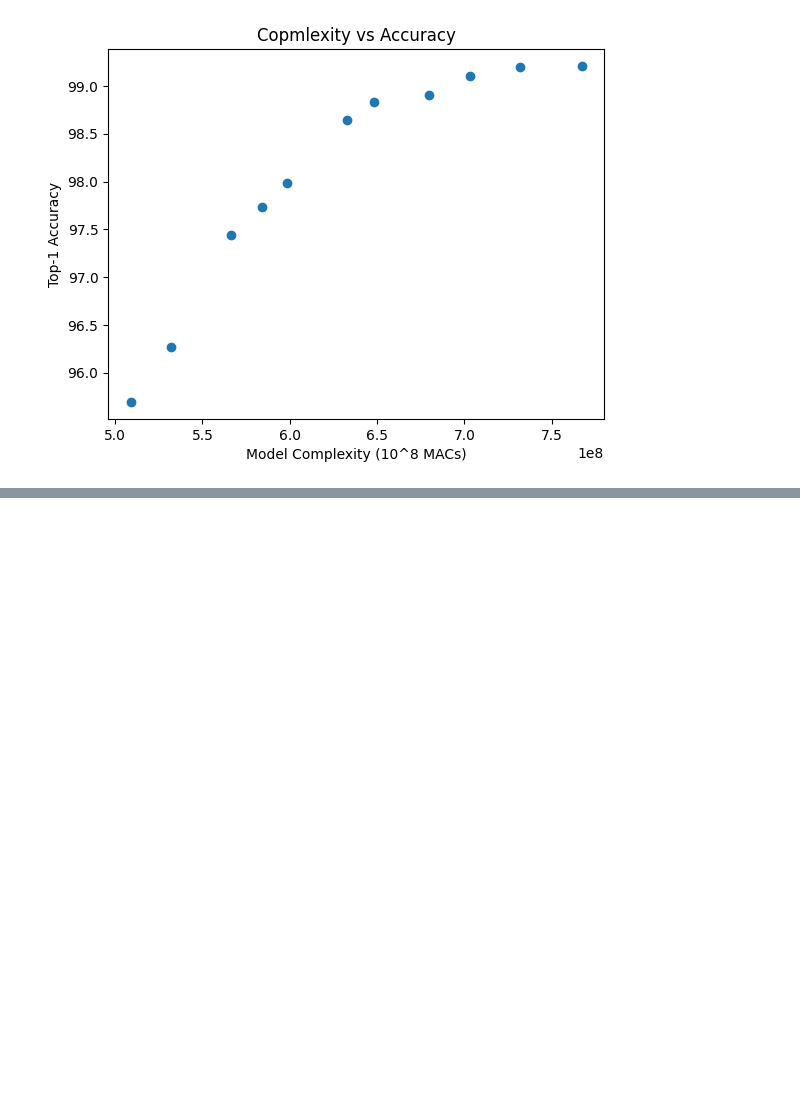
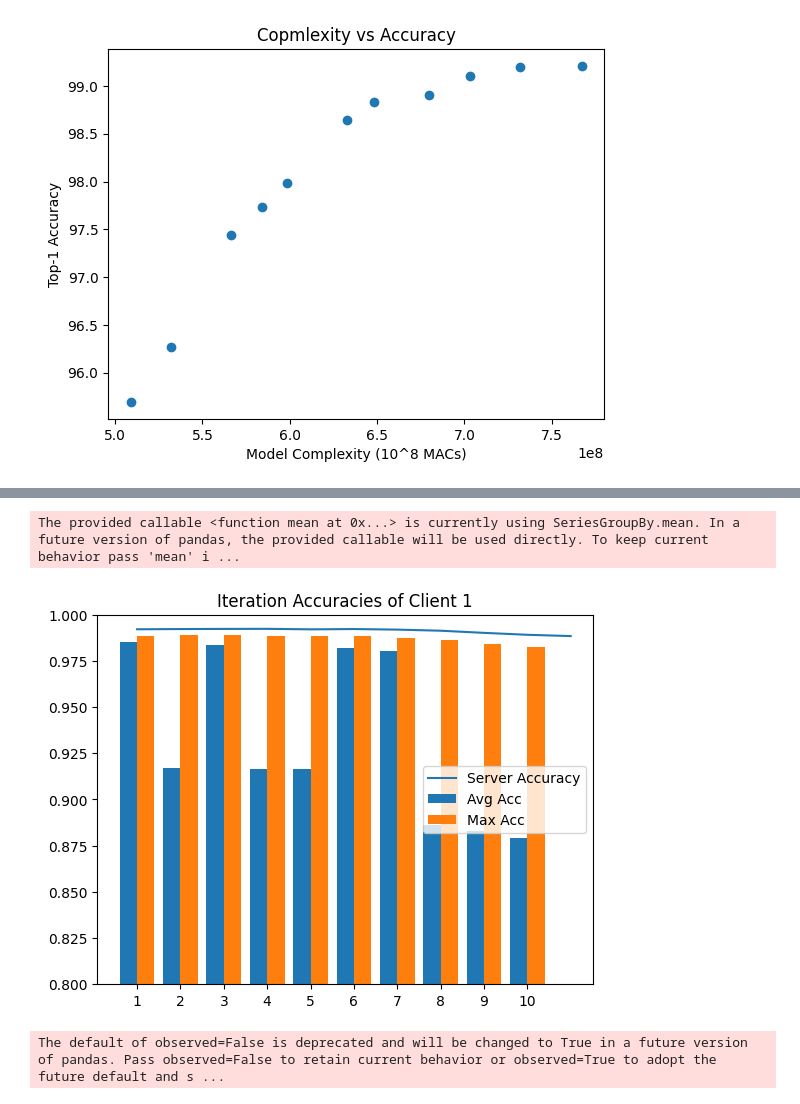
Before and after one commit to GoktugOcal/natadapt-x-flower, a Jupyter notebook: visualize.ipynb, the cells around one changed output, grey strips where cells are left out. Drawn from its saved outputs; the diff is of its cells as text; code cells hidden in the pictures; blank space fills up the shorter version.

```diff
--- a/visualize.ipynb
+++ b/visualize.ipynb
@@ -186,0 +362,45 @@ Files already downloaded and verified
+# %%
+parent_folder = "models/alexnet/fed/test-1-prune-by-latency"
+
+client_1_data = pd.read_csv(os.path.join(parent_folder,"client_1","logs.txt"))
+agg_1 = client_1_data.groupby("Iteration").agg(mean_acc = ("Accuracy", np.mean), max_acc = ("Accuracy", np.amax))
+
+iteration = np.asarray(agg_1.index.tolist())
+width = 0.4
+plt.bar(iteration-0.2, agg_1["mean_acc"], width, label="Avg Acc")
+plt.bar(iteration+0.2, agg_1["max_acc"], width, label="Max Acc")
+plt.plot(latency_best_models["Iteration"] + 1, latency_best_models["Accuracy"] / 100, label="Server Accuracy")
+plt.xticks(iteration)
+plt.ylim(0.8,1)
+plt.legend()
+plt.title("Iteration Accuracies of Client 1")
+plt.show()
+
+
+
+agg_2 = client_1_data.groupby(["Iteration", "Round"]).mean().reset_index()
+agg_2["Round"] = agg_2["Round"].astype("category")
+
+fig = px.bar(agg_2, x="Iteration", y="Accuracy", color="Round", barmode="group")
+fig.show()
+
+
+# parent_folder = "models/alexnet/fed/test-1-prune-by-latency"
+
+# client_2_data = pd.read_csv(os.path.join(parent_folder,"client_2","logs.txt"))
+# agg_2 = client_2_data.groupby("Iteration").agg(mean_acc = ("Accuracy", np.mean), max_acc = ("Accuracy", np.amax))
+
+# iteration = np.asarray(agg_2.index.tolist())
+# width = 0.4
+# plt.bar(iteration-0.2, agg_2["mean_acc"], width, label="Avg Acc")
+# plt.bar(iteration+0.2, agg_2["max_acc"], width, label="Max Acc")
+# plt.plot(latency_best_models["Iteration"] + 1, latency_best_models["Accuracy"] / 100, label="Server Accuracy")
+# plt.xticks(iteration)
+# plt.ylim(0.8,1)
+# plt.legend()
+# plt.title("Iteration Accuracies of Client 2")
+# plt.show()
+# %% [output]
+The provided callable <function mean at 0x...> is currently using SeriesGroupBy.mean. In a future version of pandas, the provided callable will be used directly. To keep current behavior pass 'mean' i ...
+[figure, added]
+The default of observed=False is deprecated and will be changed to True in a future version of pandas. Pass observed=False to retain current behavior or observed=True to adopt the future default and s ...
```
Also changed, not shown: parts of 7 cells of this notebook, 19 other files.
